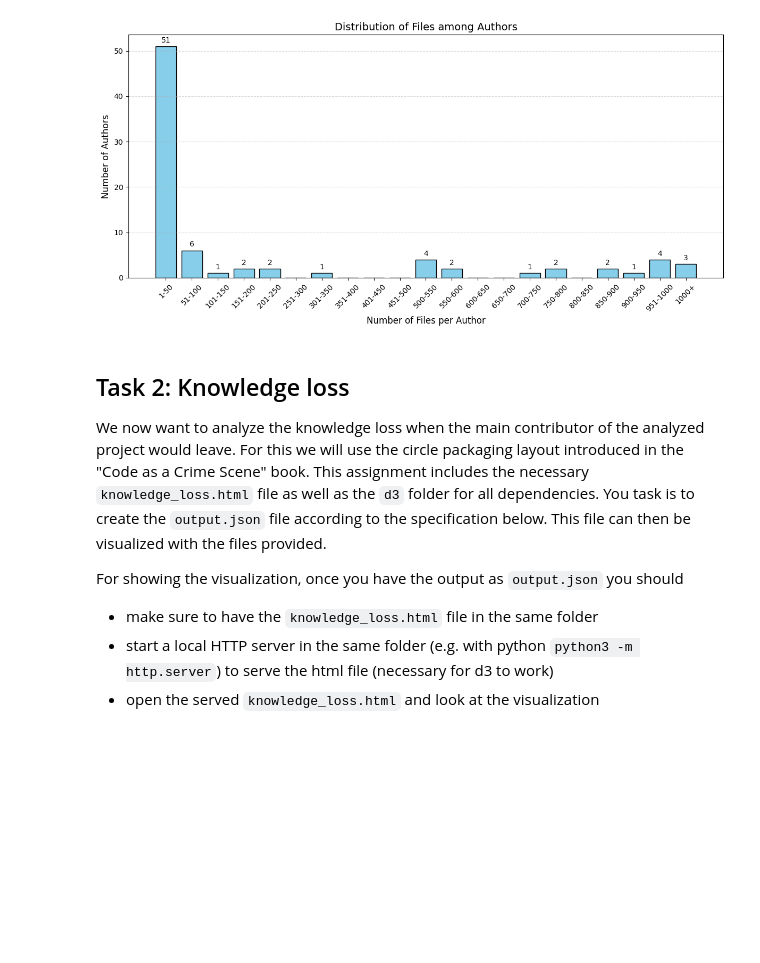
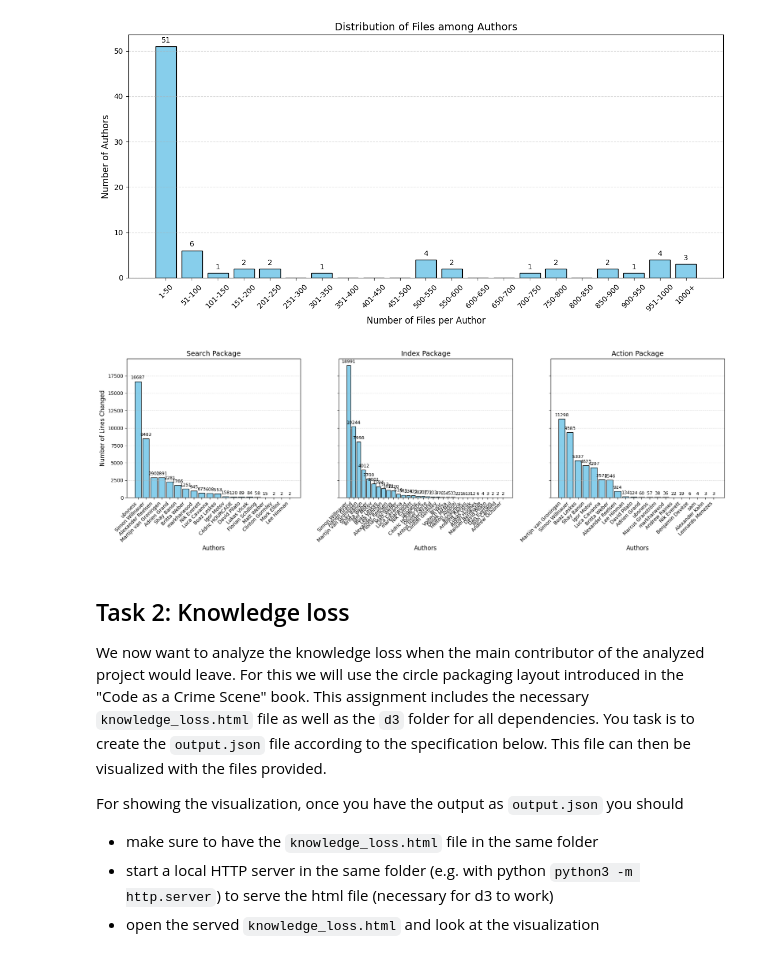
Before and after one commit to Cindylliu/FSS_Assignment_1, a Jupyter notebook: ass2/FSS-SEII-Assignment-2025.ipynb, the cells around one changed output. Cells and saved outputs as stored; diff of their text form; code cells hidden in the pictures; blank space fills up the shorter version.

Commit message:
feat: implement the compute_line_changes_from_package_path method and visualization

```diff
--- a/ass2/FSS-SEII-Assignment-2025.ipynb
+++ b/ass2/FSS-SEII-Assignment-2025.ipynb
@@ -176,3 +193,51 @@ plt.show()
+# %%
+# total line changes per author in specific packages
+changes_author_search = compute_line_changes_from_package_path("src/main/java/org/elasticsearch/search", Modification.TOTAL)
+changes_author_index = compute_line_changes_from_package_path("src/main/java/org/elasticsearch/index", Modification.TOTAL)
+changes_author_action = compute_line_changes_from_package_path("src/main/java/org/elasticsearch/action", Modification.TOTAL)
+# %%
+packages = [
+    ("Search Package", changes_author_search),
+    ("Index Package", changes_author_index),
+    ("Action Package", changes_author_action)
+]
+
+fig, axes = plt.subplots(1, 3, figsize=(18, 6), sharey=True)
+
+# iterate through axes and data
+for ax, (package_name, author_data) in zip(axes, packages):
+
+    # sort authors by line count
+    sorted_authors = sorted(author_data.keys(), key=lambda k: author_data[k], reverse=True)
+    counts = [author_data[auth] for auth in sorted_authors]
+
+    # plot
+    bars = ax.bar(sorted_authors, counts, color='skyblue', edgecolor='black')
+
+    # styling per subplot
+    ax.set_title(package_name, fontsize=14)
+    ax.set_xlabel('Authors', fontsize=12)
+    ax.grid(axis='y', linestyle='--', alpha=0.5)
+
+    # rotate x-axis labels
+    ax.set_xticklabels(sorted_authors, rotation=45, ha='right')
+
+    # numbers on top of bars
+    for bar in bars:
+        height = bar.get_height()
+        if height > 0:
+            ax.annotate(f'{int(height)}',
+                        xy=(bar.get_x() + bar.get_width() / 2, height),
+                        xytext=(0, 3),
+                        textcoords="offset points",
+                        ha='center', va='bottom', fontsize=9)
+
+axes[0].set_ylabel('Number of Lines Changed', fontsize=12)
+
+plt.tight_layout()
+plt.show()
+# %% [output]
+[figure, added]
 # %% [markdown]
 ## Task 2: Knowledge loss
 
```
Also changed, not shown: parts of 1 cell of this notebook.
